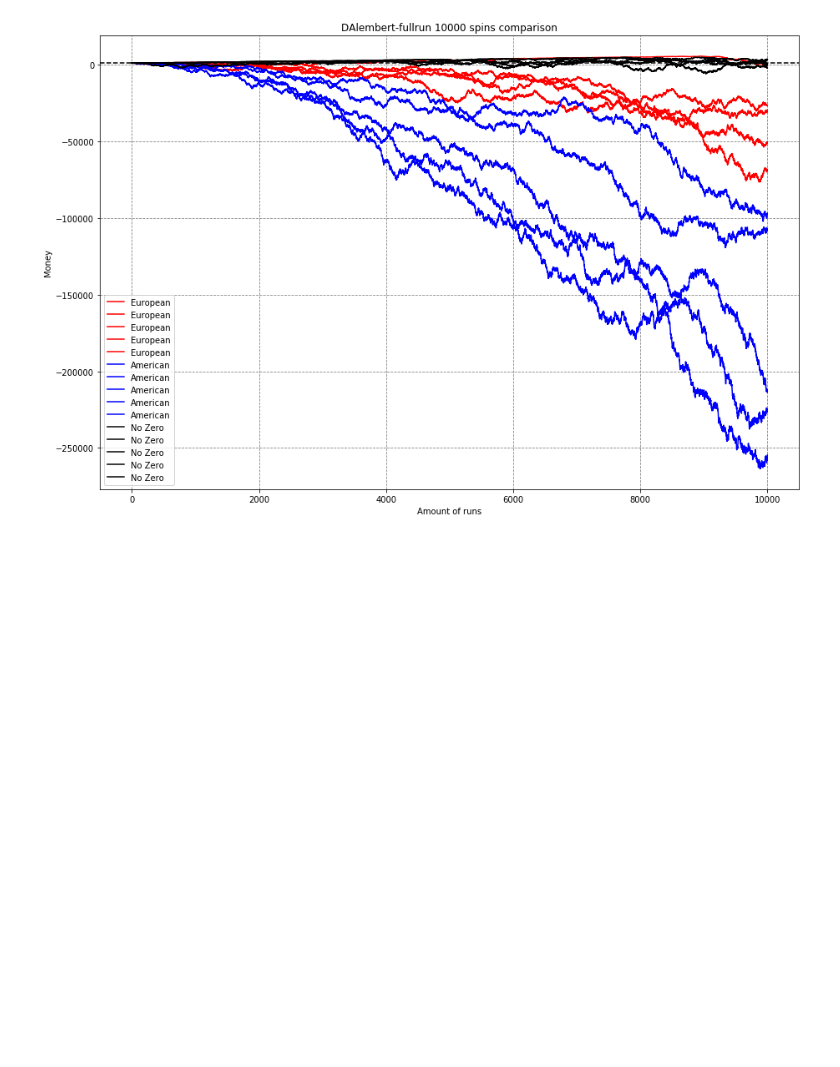
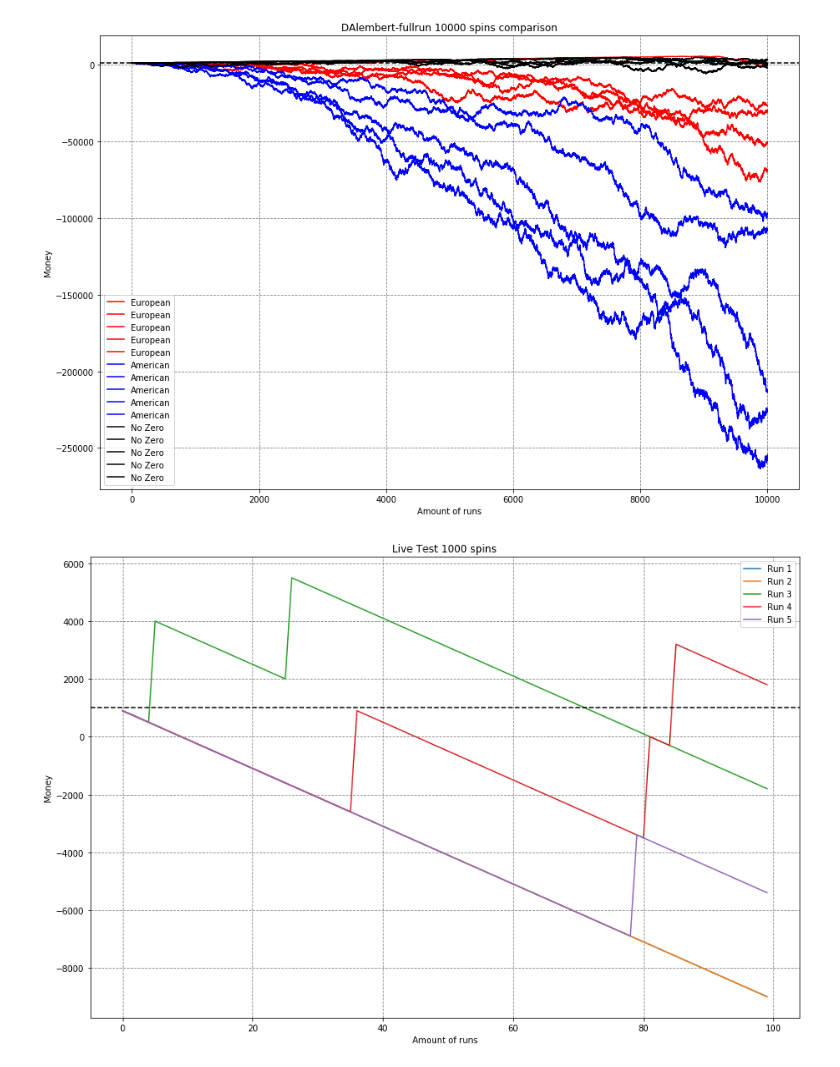
Before and after one commit to mikeosborne90/RouletteSim, a Jupyter notebook: resultsCompared.ipynb, the cells around one changed output. Saved outputs shown, nothing was run; the diff lists cells and outputs as text; code cells hidden in the pictures; blank space fills up the shorter version.

Commit message:
Live Test graph implementation using resultsz.csv

```diff
--- a/resultsCompared.ipynb
+++ b/resultsCompared.ipynb
@@ -259,3 +259,38 @@ ax.axhline(y=1000,color="black", linestyle='--')
 plt.show()
 # %% [output]
 [figure]
+# %%
+jamesBond1 = pd.read_csv('results1z.csv')
+jamesBond2 = pd.read_csv('results2z.csv')
+jamesBond3 = pd.read_csv('results3z.csv')
+jamesBond4 = pd.read_csv('results4z.csv')
+jamesBond5 = pd.read_csv('results5z.csv')
+
+del jamesBond1["run"]
+del jamesBond2["run"]
+del jamesBond3["run"]
+del jamesBond4["run"]
+del jamesBond5["run"]
+# %%
+ax = jamesBond1.plot(y="total", figsize=(15,10))
+jamesBond2.plot(ax=ax)
+jamesBond3.plot(ax=ax)
+jamesBond4.plot(ax=ax)
+jamesBond5.plot(ax=ax)
+
+ax.set(xlabel='Amount of runs', ylabel='Money',
+       title='Live Test 1000 spins')
+
+ax.set_axisbelow(True)
+ax.yaxis.grid(color='gray', linestyle='dashed')
+ax.xaxis.grid(color='gray', linestyle='dashed')
+
+L=plt.legend()
+
+for i in range(5):
+    L.get_texts()[i].set_text('Run '+ str(i+1))
+
+ax.axhline(y=1000,color="black", linestyle='--')
+plt.show()
+# %% [output]
+[figure, added]
```
Also changed, not shown: 6 other files.
